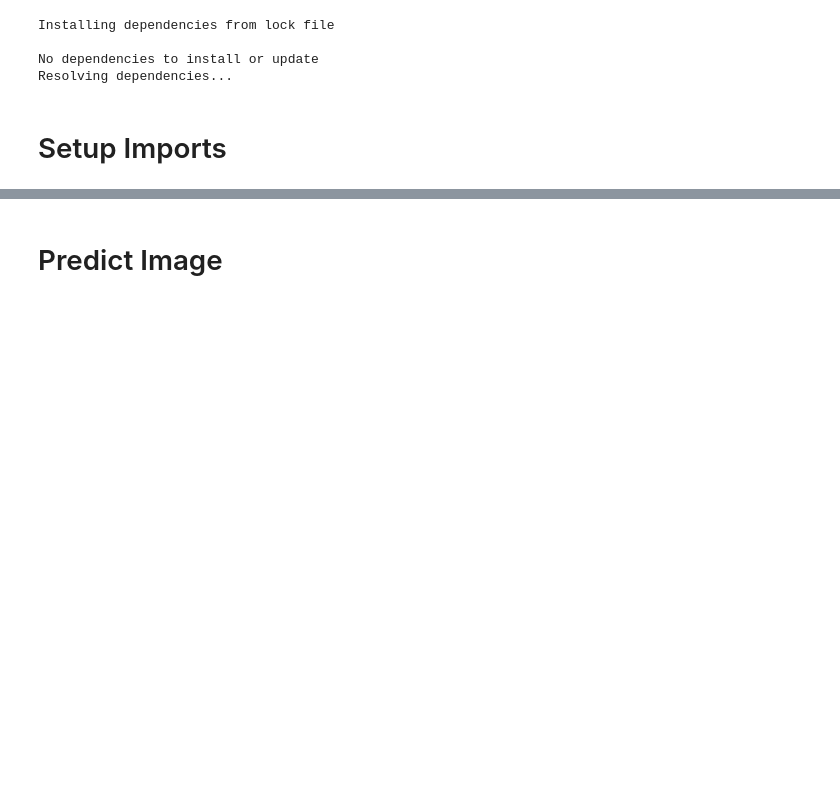
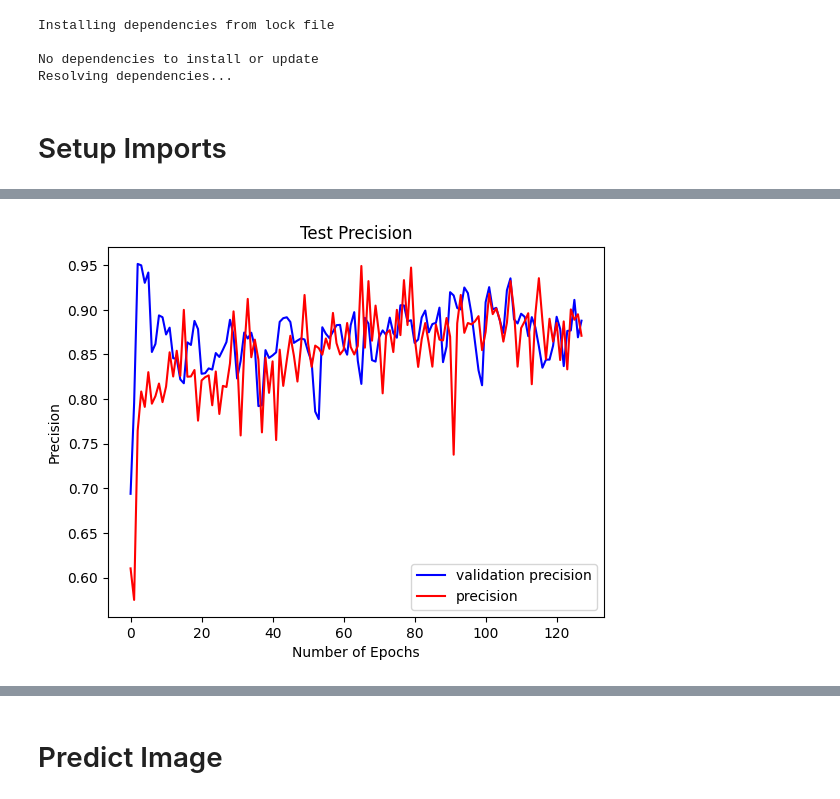
Before and after one commit to 04nada/corn-leaf-disease-classifier, a Jupyter notebook: cnn/cnn_demo.ipynb, the cells around one changed output, grey strips where cells are left out. Saved outputs shown, nothing was run; the diff lists cells and outputs as text; code cells hidden in the pictures; blank space fills up the shorter version.

```diff
--- a/cnn/cnn_demo.ipynb
+++ b/cnn/cnn_demo.ipynb
@@ -62,0 +123,24 @@ model = keras.saving.load_model(MODEL_PATH)
+# %%
+# Plot the precision curves for training and validation
+if 'precision' in history.history:
+    plt.plot(
+        history.history['val_precision'],
+        color='b',
+        label="validation precision"
+        )
+    plt.plot(
+        history.history['precision'],
+        color='r',
+        label="precision"
+        )
+
+    # set plot title and axis labels
+    plt.title("Test Precision")
+    plt.xlabel("Number of Epochs")
+    plt.ylabel("Precision")
+    plt.legend()
+
+    # show plot
+    plt.show()
+# %% [output]
+[figure, added]
```
Also changed, not shown: parts of 17 cells of this notebook, 2 other files.
